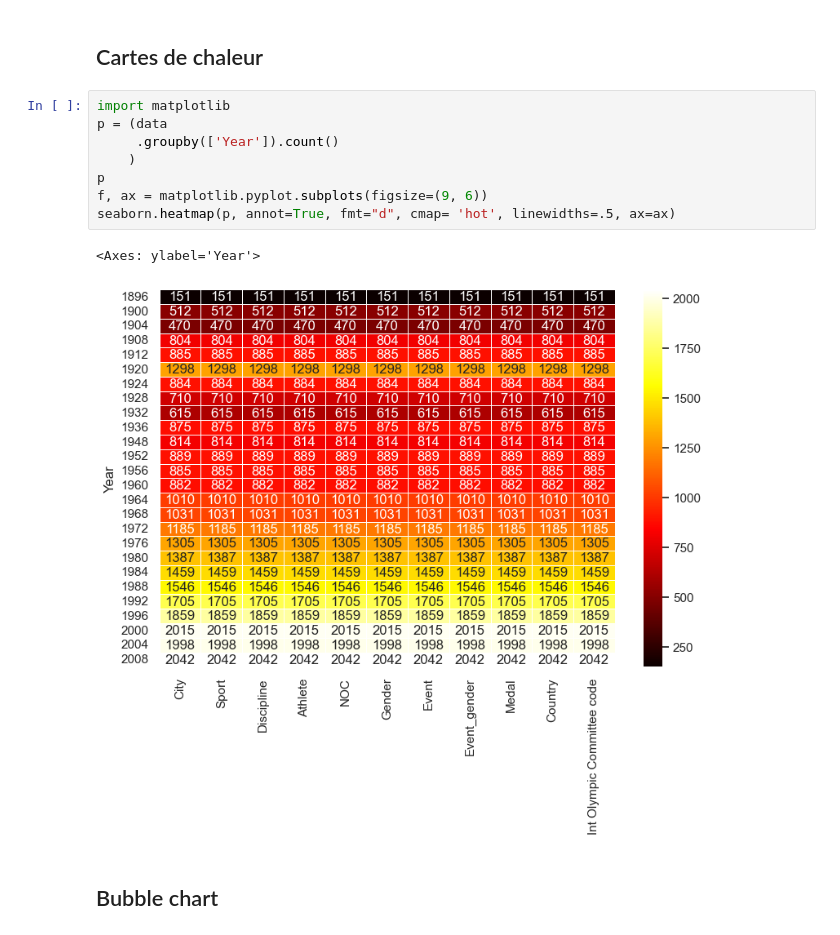
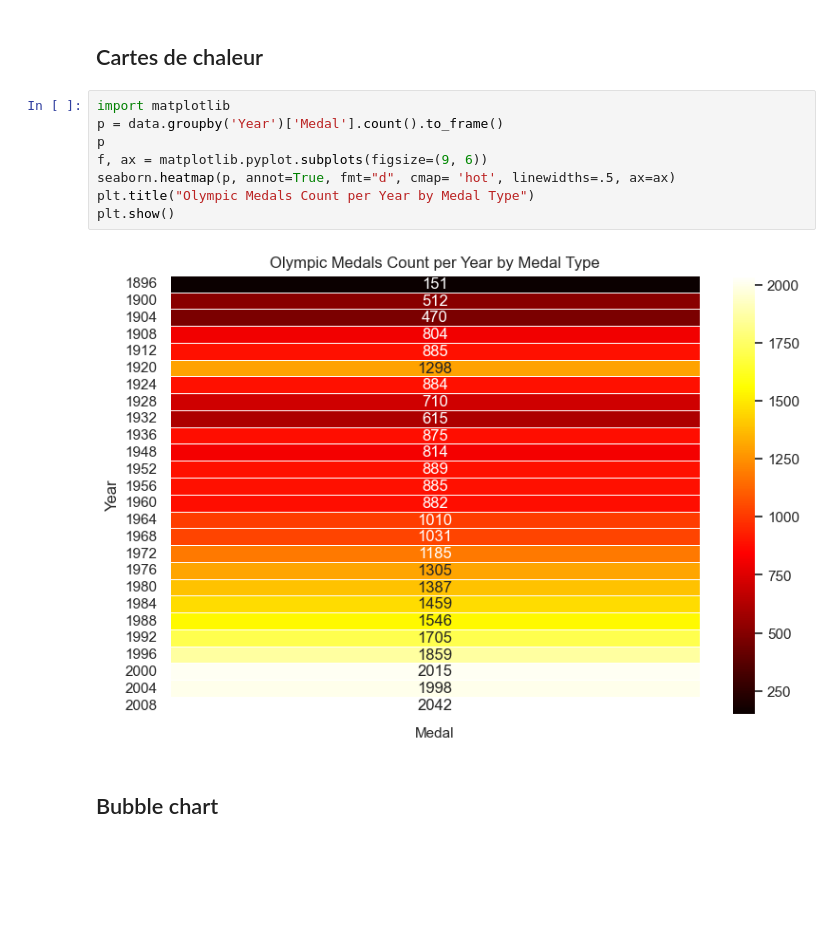
Before and after one commit to sana582/Data-analyses, a Jupyter notebook: TP4-seaborn-riahi-sana.ipynb, the cells around one changed output. Saved outputs shown, nothing was run; the diff lists cells and outputs as text; blank space fills up the shorter version.

```diff
--- a/TP4-seaborn-riahi-sana.ipynb
+++ b/TP4-seaborn-riahi-sana.ipynb
@@ -111,14 +123,13 @@ p.plot(kind='bar', stacked=True, width=1, lw=0.1)
 ## Cartes de chaleur
 # %%
 import matplotlib
-p = (data
-     .groupby(['Year']).count()
-    )
+p = data.groupby('Year')['Medal'].count().to_frame()
 p
 f, ax = matplotlib.pyplot.subplots(figsize=(9, 6))
 seaborn.heatmap(p, annot=True, fmt="d", cmap= 'hot', linewidths=.5, ax=ax)
+plt.title("Olympic Medals Count per Year by Medal Type")
+plt.show()
 # %% [output]
-<Axes: ylabel='Year'>
-[figure, old version]
+[figure, new version]
 # %% [markdown]
 ## Bubble chart
```
Also changed, not shown: parts of 16 cells of this notebook, 4 other files.
